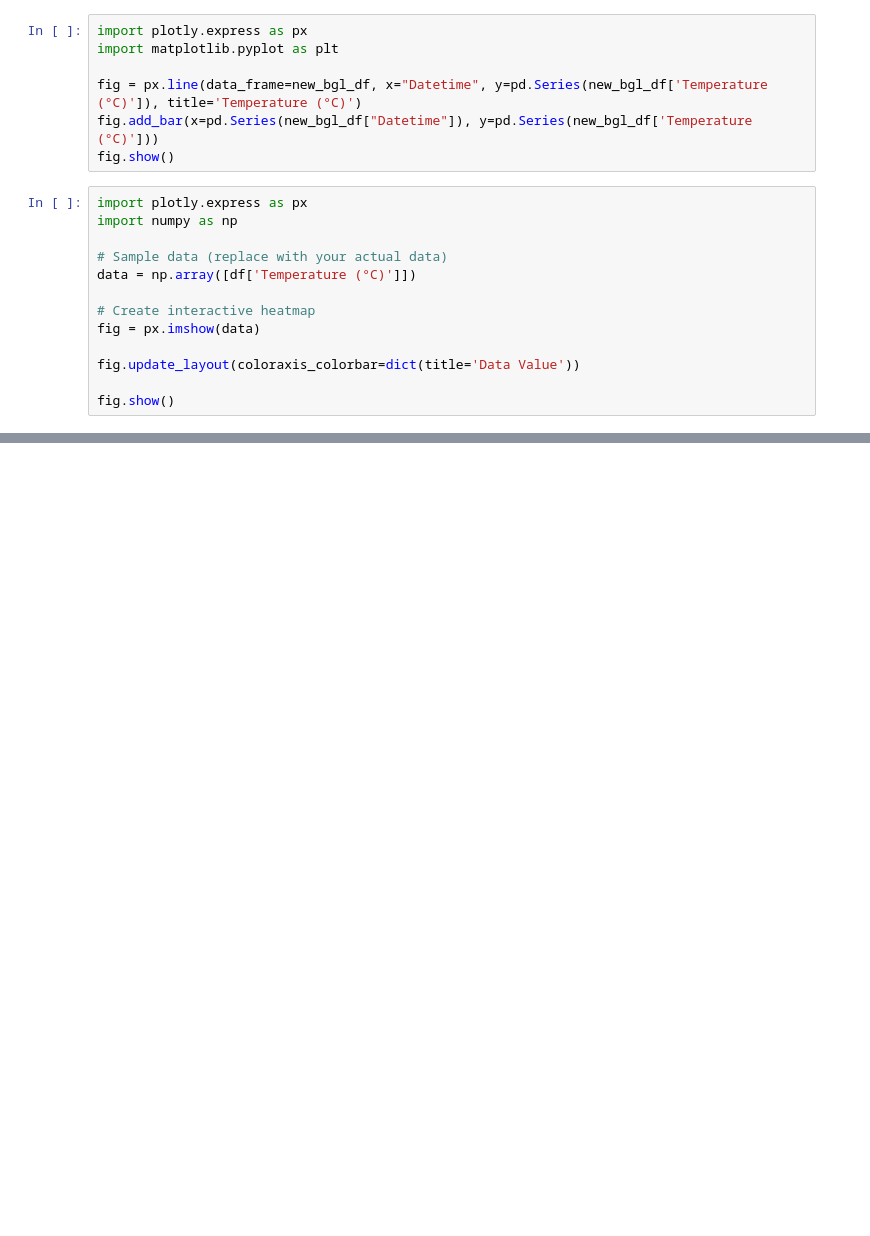
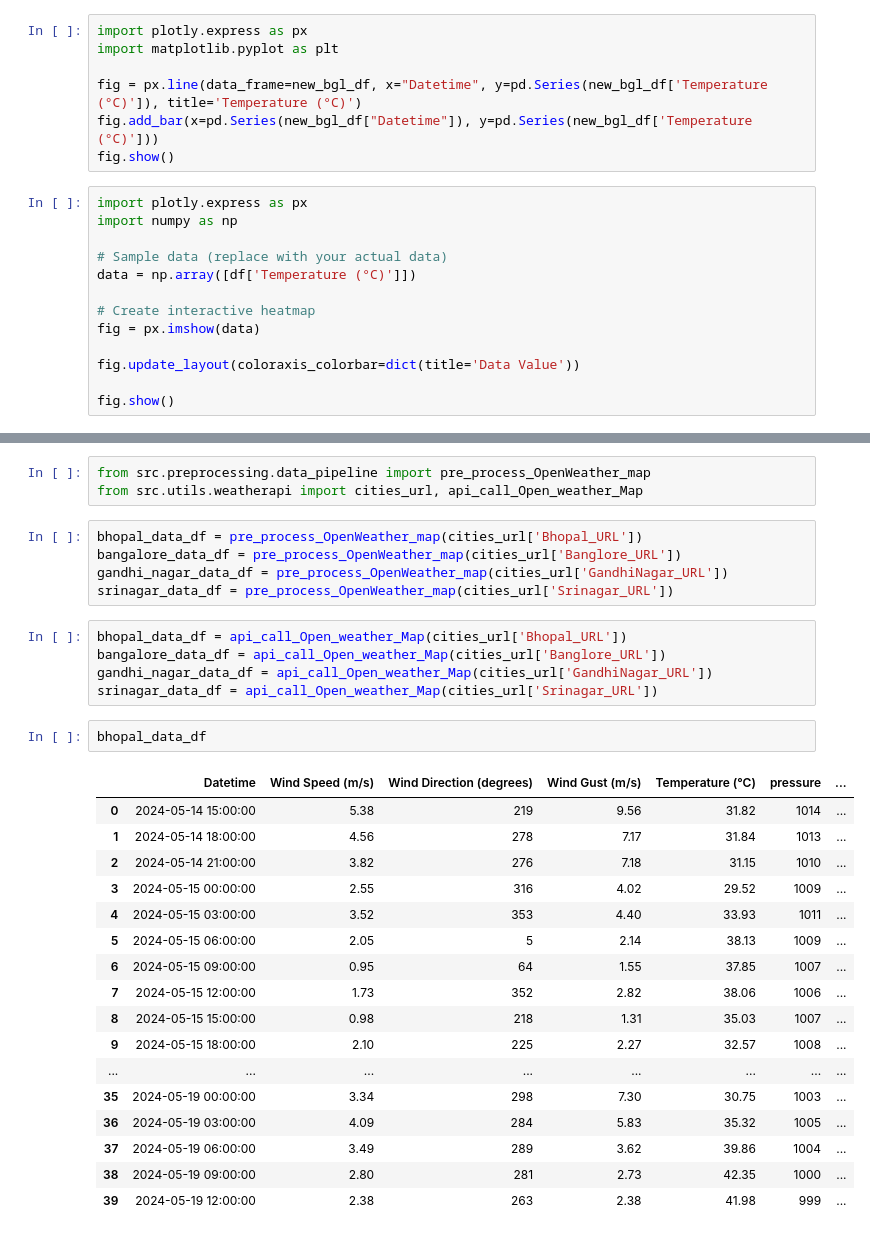
Before and after one commit to Rishit605/MetP, a Jupyter notebook: ETL.ipynb, the cells around one changed output, grey strips where cells are left out. Saved outputs shown, nothing was run; the diff lists cells and outputs as text; blank space fills up the shorter version.

```diff
--- a/ETL.ipynb
+++ b/ETL.ipynb
@@ -1581,0 +1802,33 @@ array([[0.30093797, 0.97123448, 0.31093414, 0.59028512, 0.78757606,
+# %%
+from src.preprocessing.data_pipeline import pre_process_OpenWeather_map
+from src.utils.weatherapi import cities_url, api_call_Open_weather_Map
+# %%
+bhopal_data_df = pre_process_OpenWeather_map(cities_url['Bhopal_URL'])
+bangalore_data_df = pre_process_OpenWeather_map(cities_url['Banglore_URL'])
+gandhi_nagar_data_df = pre_process_OpenWeather_map(cities_url['GandhiNagar_URL'])
+srinagar_data_df = pre_process_OpenWeather_map(cities_url['Srinagar_URL'])
+# %%
+bhopal_data_df = api_call_Open_weather_Map(cities_url['Bhopal_URL'])
+bangalore_data_df = api_call_Open_weather_Map(cities_url['Banglore_URL'])
+gandhi_nagar_data_df = api_call_Open_weather_Map(cities_url['GandhiNagar_URL'])
+srinagar_data_df = api_call_Open_weather_Map(cities_url['Srinagar_URL'])
+# %%
+bhopal_data_df
+# %% [output]
+|  | Datetime | Wind Speed (m/s) | Wind Direction (degrees) | Wind Gust (m/s) | Temperature (°C) | pressure | ... |
+| 0 | 2024-05-14 15:00:00 | 5.38 | 219 | 9.56 | 31.82 | 1014 | ... |
+| 1 | 2024-05-14 18:00:00 | 4.56 | 278 | 7.17 | 31.84 | 1013 | ... |
+| 2 | 2024-05-14 21:00:00 | 3.82 | 276 | 7.18 | 31.15 | 1010 | ... |
+| 3 | 2024-05-15 00:00:00 | 2.55 | 316 | 4.02 | 29.52 | 1009 | ... |
+| 4 | 2024-05-15 03:00:00 | 3.52 | 353 | 4.40 | 33.93 | 1011 | ... |
+| 5 | 2024-05-15 06:00:00 | 2.05 | 5 | 2.14 | 38.13 | 1009 | ... |
+| 6 | 2024-05-15 09:00:00 | 0.95 | 64 | 1.55 | 37.85 | 1007 | ... |
+| 7 | 2024-05-15 12:00:00 | 1.73 | 352 | 2.82 | 38.06 | 1006 | ... |
+| 8 | 2024-05-15 15:00:00 | 0.98 | 218 | 1.31 | 35.03 | 1007 | ... |
+| 9 | 2024-05-15 18:00:00 | 2.10 | 225 | 2.27 | 32.57 | 1008 | ... |
+| ... | ... | ... | ... | ... | ... | ... | ... |
+| 35 | 2024-05-19 00:00:00 | 3.34 | 298 | 7.30 | 30.75 | 1003 | ... |
+| 36 | 2024-05-19 03:00:00 | 4.09 | 284 | 5.83 | 35.32 | 1005 | ... |
+| 37 | 2024-05-19 06:00:00 | 3.49 | 289 | 3.62 | 39.86 | 1004 | ... |
+| 38 | 2024-05-19 09:00:00 | 2.80 | 281 | 2.73 | 42.35 | 1000 | ... |
+| 39 | 2024-05-19 12:00:00 | 2.38 | 263 | 2.38 | 41.98 | 999 | ... |
```
Also changed, not shown: parts of 25 cells of this notebook, 19 other files.
